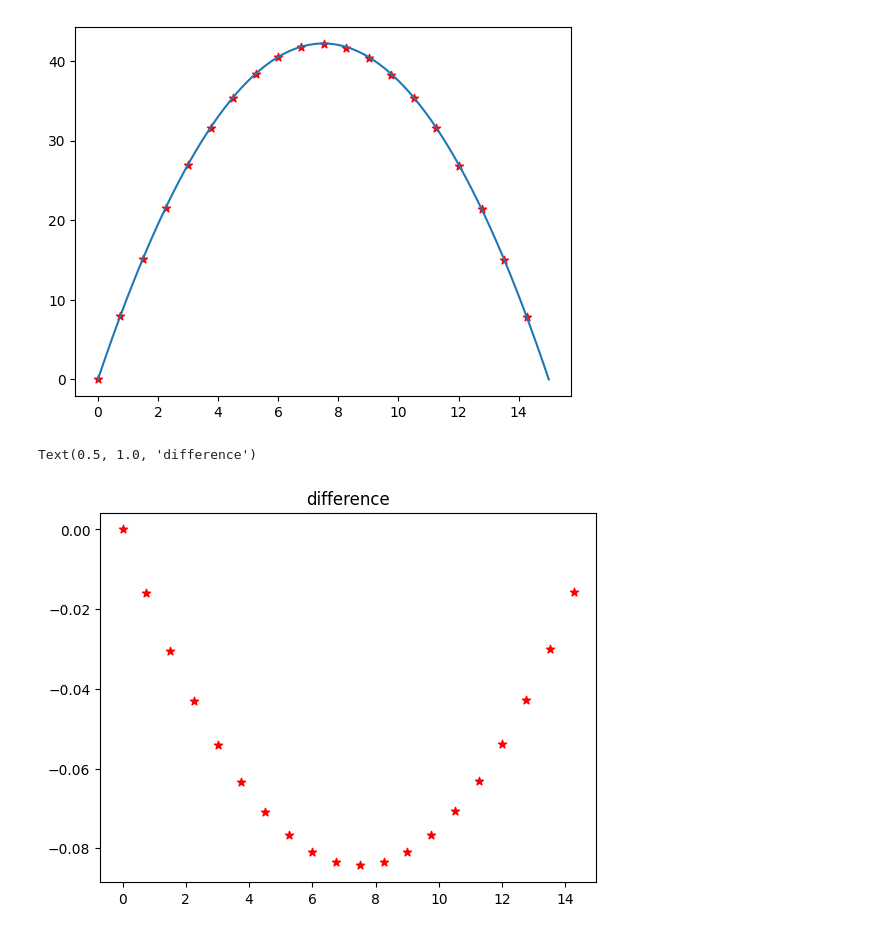
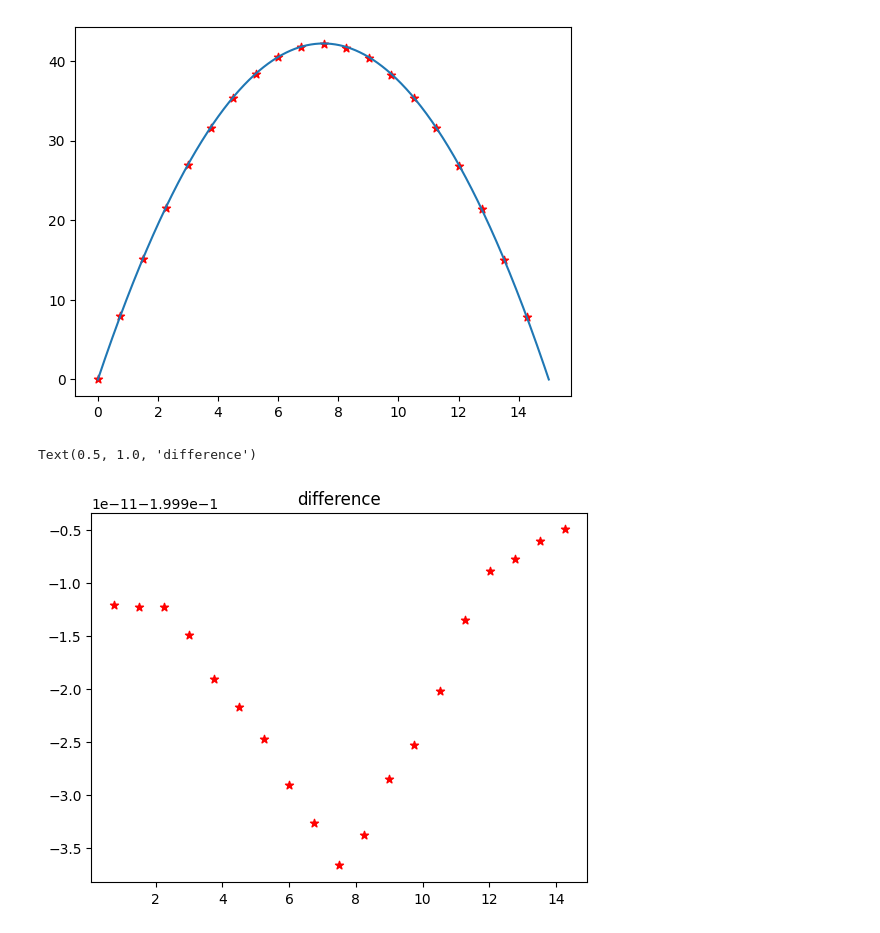
Before and after one commit to arty0mkha/acceleration_of_numerical_solution, a Jupyter notebook: my_numerical_solution.ipynb, the cells around one changed output. Cells and saved outputs as stored; diff of their text form; code cells hidden in the pictures.

```diff
--- a/my_numerical_solution.ipynb
+++ b/my_numerical_solution.ipynb
@@ -65,11 +65,11 @@ plt.plot(y,analytical_solution)
 [<matplotlib.lines.Line2D at 0x...>]
 [figure]
 # %%
-plt.scatter(y[::visualize_frequency],(u-analytical_solution)[::visualize_frequency],marker='*',c='red')
+plt.scatter(y[::visualize_frequency],((u-analytical_solution)/analytical_solution*100)[::visualize_frequency],marker='*',c='red')
 plt.title('difference')
 # %% [output]
 Text(0.5, 1.0, 'difference')
-[figure, old version]
+[figure, new version]
 # %%
 %%timeit
 solver(Pr,Pl,H,L,Nysteps,mu)
```
Also changed, not shown: parts of 1 cell of this notebook.
